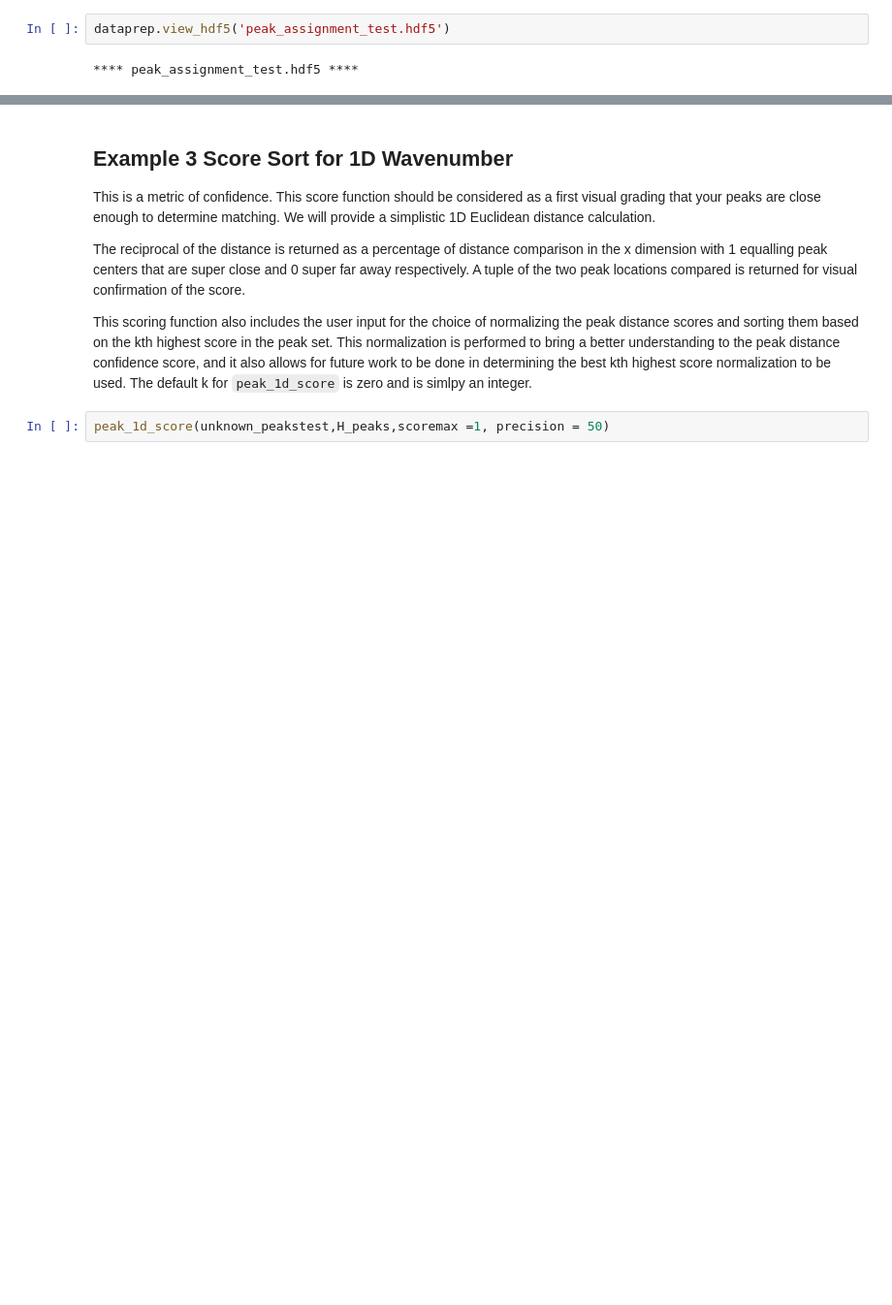
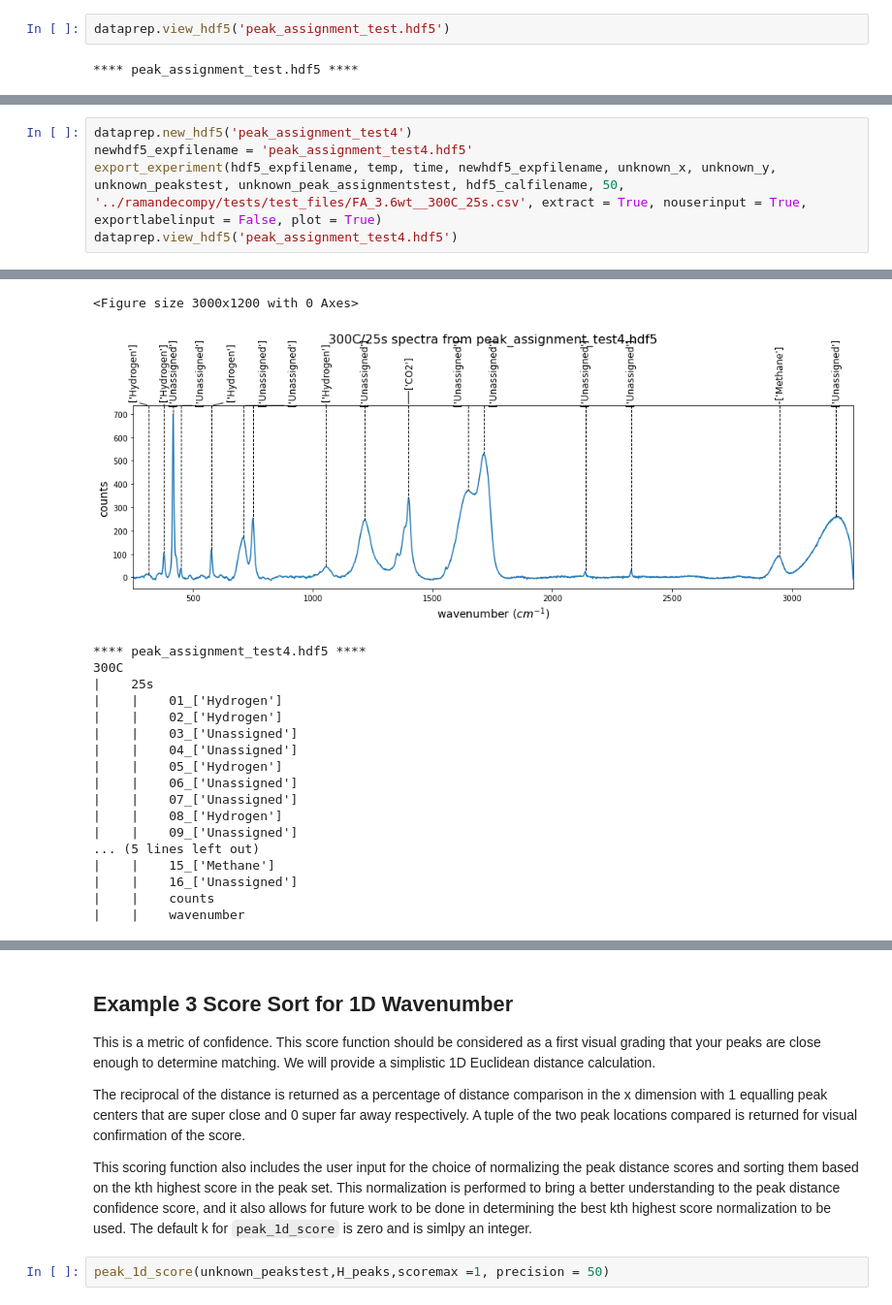
Before and after one commit to raman-noodles/raman-spectra-decomp-analysis, a Jupyter notebook: examples/peakidentify_update_dev.ipynb, the cells around one changed output, grey strips where cells are left out. Shown at 97% size. Cells and saved outputs as stored; diff of their text form; blank space fills up the shorter version.

```diff
--- a/examples/peakidentify_update_dev.ipynb
+++ b/examples/peakidentify_update_dev.ipynb
@@ -1948,0 +2025,6 @@ dataprep.view_hdf5('peak_assignment_test.hdf5')
+# %%
+dataprep.new_hdf5('peak_assignment_test4')
+newhdf5_expfilename = 'peak_assignment_test4.hdf5'
+export_experiment(hdf5_expfilename, temp, time, newhdf5_expfilename, unknown_x, unknown_y, unknown_peakstest, unknown_peak_assignmentstest, hdf5_calfilename, 50, '../ramandecompy/tests/test_files/FA_3.6wt__300C_25s.csv', extract = True, nouserinput = True, exportlabelinput = False, plot = True)
+dataprep.view_hdf5('peak_assignment_test4.hdf5')
+# %% [output]
@@ -1948,0 +2049,19 @@ dataprep.view_hdf5('peak_assignment_test.hdf5')
+<Figure size 3000x1200 with 0 Axes>
+[figure, added]
+**** peak_assignment_test4.hdf5 ****
+300C
+|    25s
+|    |    01_['Hydrogen']
+|    |    02_['Hydrogen']
+|    |    03_['Unassigned']
+|    |    04_['Unassigned']
+|    |    05_['Hydrogen']
+|    |    06_['Unassigned']
+|    |    07_['Unassigned']
+|    |    08_['Hydrogen']
+|    |    09_['Unassigned']
+... (5 lines left out)
+|    |    15_['Methane']
+|    |    16_['Unassigned']
+|    |    counts
+|    |    wavenumber
```
Also changed, not shown: parts of 36 cells of this notebook.
